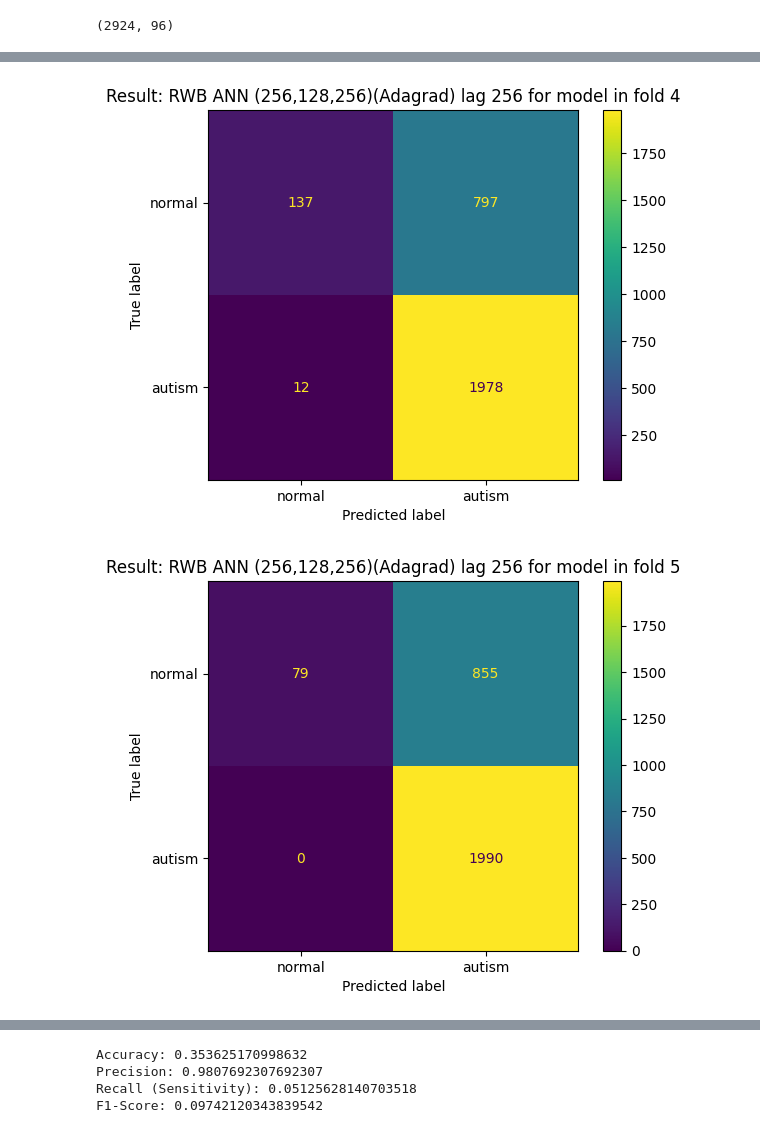
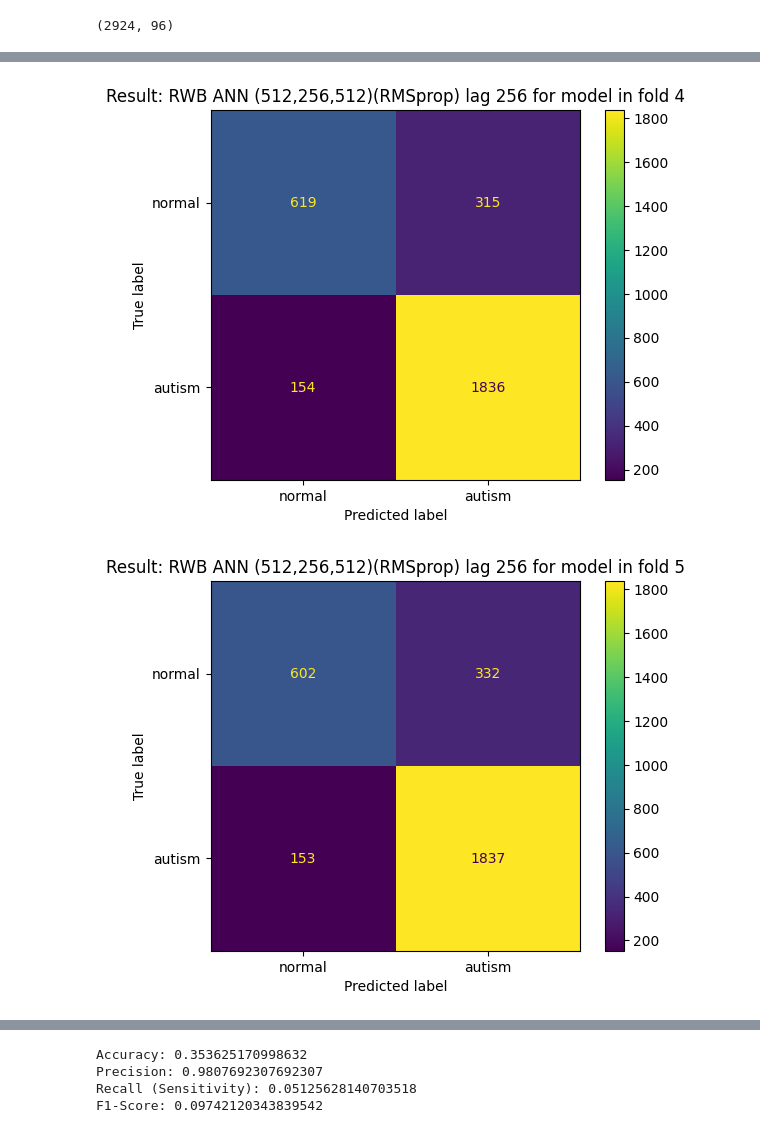
Before and after one commit to frrp16/eeg-autism-classification, a Jupyter notebook: ANN_rwb_3_layers.ipynb, the cells around one changed output, grey strips where cells are left out. Drawn from its saved outputs; the diff is of its cells as text; code cells hidden in the pictures.

```diff
--- a/ANN_rwb_3_layers.ipynb
+++ b/ANN_rwb_3_layers.ipynb
@@ -190,7 +190,7 @@ lags = [256]
 # folds = ['train_1', 'test_1', 'epoch_1', 'train_2', 'test_2', 'epoch_2']
 time_measured = ['Wall_Time_1', 'CPU_Time_1', 'Wall_Time_2', 'CPU_Time_2']
 epochs = 2000
-log_dirs = [f"train_logs/logs7/RWB_ANN_512_256_512_Adagrad"]
+log_dirs = [f"train_logs/logs7/RWB_ANN_512_256_512_RMSprop"]
 # %%
 for log_dir in log_dirs:
     recap = pd.DataFrame(index=lags, columns=range(1, 6))
@@ -218,7 +218,7 @@ for log_dir in log_dirs:
             model = create_model()
             model.summary()
 
-            model.compile(loss='binary_crossentropy', optimizer=tf.keras.optimizers.Adagrad(), metrics=['acc'])
+            model.compile(loss='binary_crossentropy', optimizer=tf.keras.optimizers.RMSprop(momentum=0.01), metrics=['acc'])
 
             cpu_start = time.process_time()
             wt_start = time.time()
@@ -253,9 +271,9 @@ for log_dir in log_dirs:
 # Load Best Model
 LAG = 256
 
-test_dir = f"datasets/tf_batch/RWB/segment_1 seconds/test_{LAG}"
+test_dir = f"datasets/tf_batch/rwb/segment_1 seconds/test_{LAG}"
 test_ds = tf.data.Dataset.load(test_dir)
-model_dir = [f"train_logs/logs7/RWB_ANN_256_128_256_Adagrad/{i}/{LAG}/best_model.h5" for i in range(1,6)]
+model_dir = [f"train_logs/logs7/RWB_ANN_512_256_512_RMSprop/{i}/{LAG}/best_model.h5" for i in range(1,6)]
 # %%
 flattened_test = test_ds.unbatch()
 test_data = list(flattened_test.as_numpy_iterator())
@@ -299,6 +317,6 @@ for i, res in enumerate(results, 1):
     confusion_matrix = metrics.confusion_matrix(test_data_label.astype(bool), pred)
     cm_display = metrics.ConfusionMatrixDisplay(confusion_matrix = confusion_matrix, display_labels = ['normal', 'autism'])
     cm_display.plot()
-    plt.title(f"Result: RWB ANN (256,128,256)(Adagrad) lag 256 for model in fold {i}")
+    plt.title(f"Result: RWB ANN (512,256,512)(RMSprop) lag 256 for model in fold {i}")
     plt.show()
 # %% [output]
@@ -308,5 +326,5 @@ for i, res in enumerate(results, 1):
-[figure, old version]
+[figure, new version]
-[figure, old version]
+[figure, new version]
 # %%
 for i, res in enumerate(results, 1):
     pred = np.round(res.reshape(res.shape[0])).astype(bool)
```
Also changed, not shown: parts of 5 cells of this notebook, 10 other files.
